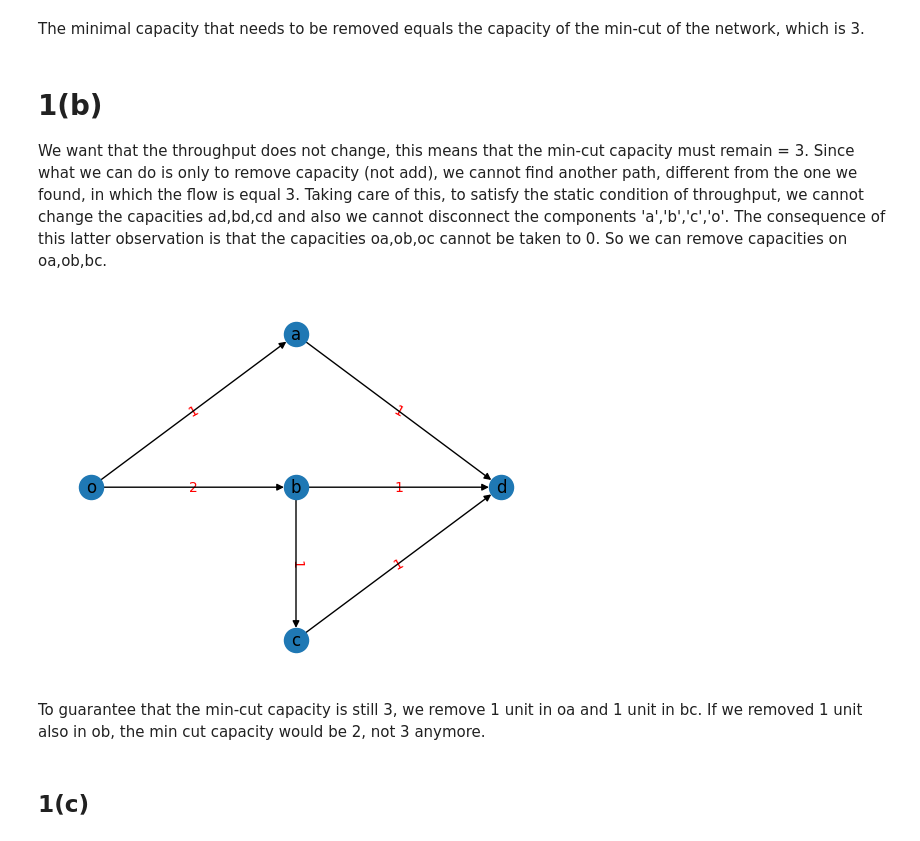
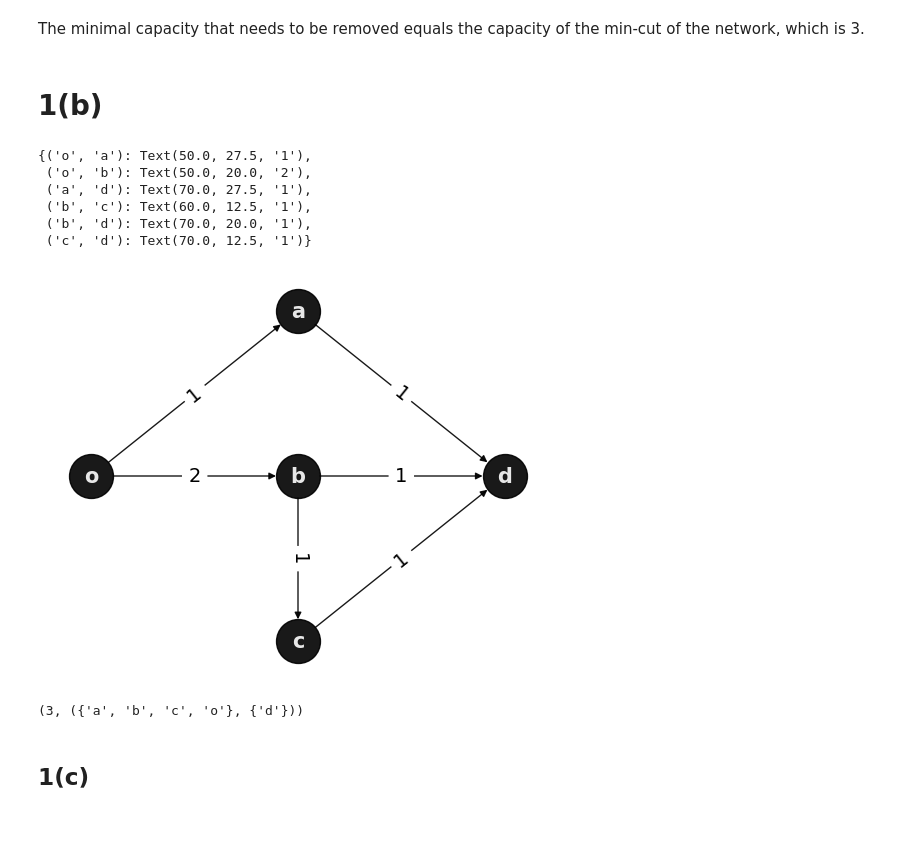
Before and after one commit to alecasel/Network-Dynamics-And-Learning, a Jupyter notebook: h1/Homework1.ipynb, the cells around one changed output. Drawn from its saved outputs; the diff is of its cells as text; code cells hidden in the pictures.

```diff
--- a/h1/Homework1.ipynb
+++ b/h1/Homework1.ipynb
@@ -53,26 +60,33 @@ nx.algorithms.flow.minimum_cut(GG,'o','d')
 (3, ({'a', 'b', 'c', 'o'}, {'d'}))
 # %% [markdown]
  The minimal capacity that needs to be removed equals the capacity of the min-cut of the network, which is 3.
-# %% [markdown]
-# 1(b)
-
-We want that the throughput does not change, this means that the min-cut capacity must remain = 3. Since what we can do is only to remove capacity (not add), we cannot find another path, different from the one we found, in which the flow is equal 3.
-Taking care of this, to satisfy the static condition of throughput, we cannot change the capacities ad,bd,cd and also we cannot disconnect the components 'a','b','c','o'.
-The consequence of this latter observation is that the capacities oa,ob,oc cannot be taken to 0. So we can remove capacities on oa,ob,bc.
+# %% [markdown]
+# 1(b)
 # %%
 GG['o']['a']['capacity'] = 1
 GG['o']['b']['capacity'] = 2
 GG['b']['c']['capacity'] = 1
 # %%
+fig = plt.figure(figsize=(5,4))
+
+nx.draw(GG, pos, with_labels = True, node_size=1000, node_color='black',
+        font_color='white', font_weight='bold', font_size=15, alpha=0.9)
+
 nx.draw_networkx_edge_labels(GG, pos, edge_labels={("o","a"):GG['o']['a']['capacity'],
 ("o","b"):GG['o']['b']['capacity'], ("a","d"):GG['a']['d']['capacity'], ("b","c"):GG['b']['c']['capacity'],
-("b","d"):GG['b']['d']['capacity'], ("c","d"):GG['c']['d']['capacity']}, font_color='red')
-nx.draw(GG, pos, with_labels = True)
+("b","d"):GG['b']['d']['capacity'], ("c","d"):GG['c']['d']['capacity']}, font_color='black', font_size=14)
 # %% [output]
+{('o', 'a'): Text(50.0, 27.5, '1'),
+ ('o', 'b'): Text(50.0, 20.0, '2'),
+ ('a', 'd'): Text(70.0, 27.5, '1'),
+ ('b', 'c'): Text(60.0, 12.5, '1'),
+ ('b', 'd'): Text(70.0, 20.0, '1'),
+ ('c', 'd'): Text(70.0, 12.5, '1')}
-[figure, old version]
+[figure, new version]
-# %% [markdown]
-To guarantee that the min-cut capacity is still 3, we remove 1 unit in oa and 1 unit in bc.
-If we removed 1 unit also in ob, the min cut capacity would be 2, not 3 anymore.
+# %%
+nx.algorithms.flow.minimum_cut(GG,'o','d')
+# %% [output]
+(3, ({'a', 'b', 'c', 'o'}, {'d'}))
 # %% [markdown]
 ## 1(c)
 # %%
```
Also changed, not shown: parts of 23 cells of this notebook, 1 other file.
